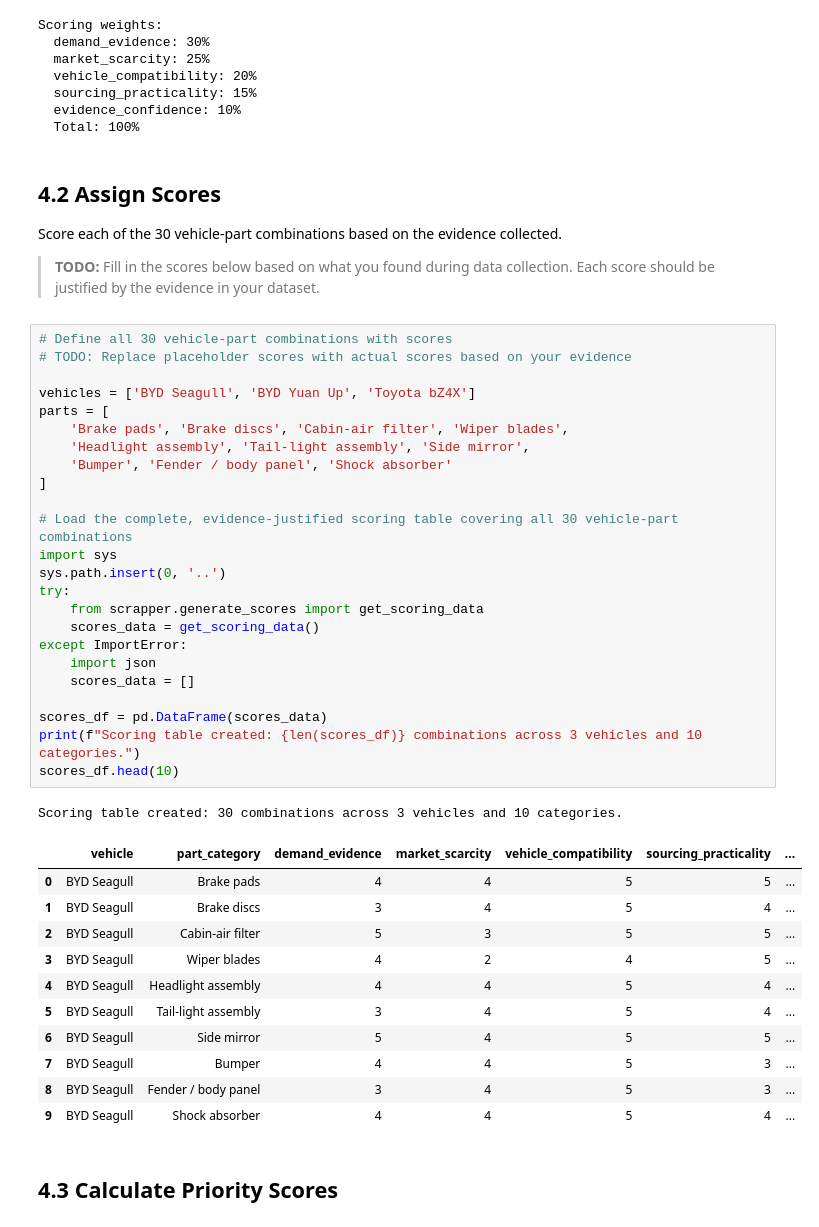
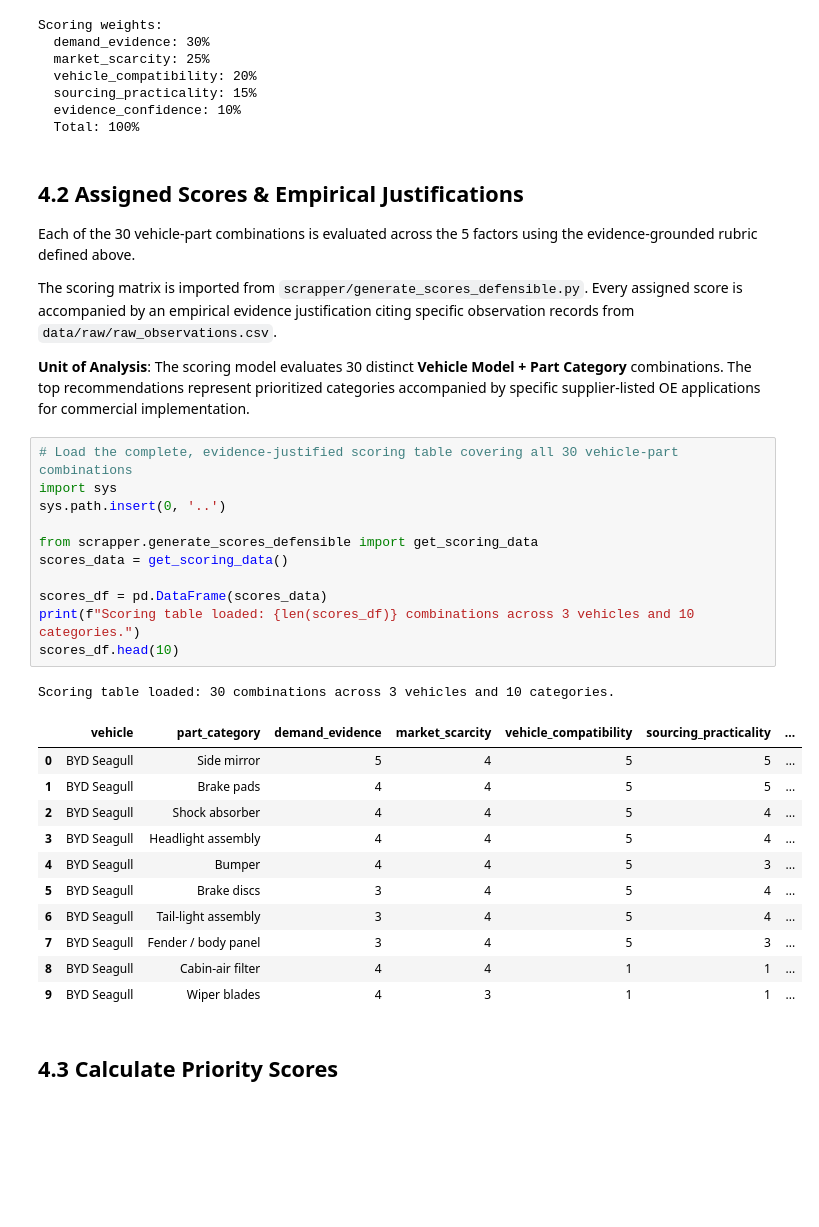
Before and after one commit to zacktam12/ev-spare-parts-prioritization, a Jupyter notebook: notebooks/04_analysis_and_scoring.ipynb, the cells around one changed output. Saved outputs shown, nothing was run; the diff lists cells and outputs as text; blank space fills up the shorter version.

```diff
--- a/notebooks/04_analysis_and_scoring.ipynb
+++ b/notebooks/04_analysis_and_scoring.ipynb
@@ -109,49 +117,38 @@ Scoring weights:
   sourcing_practicality: 15%
   evidence_confidence: 10%
   Total: 100%
-# %% [markdown]
-## 4.2 Assign Scores
-
-Score each of the 30 vehicle-part combinations based on the evidence collected.
-
-> **TODO:** Fill in the scores below based on what you found during data collection. Each score should be justified by the evidence in your dataset.
+# %% [markdown]
+## 4.2 Assigned Scores & Empirical Justifications
+
+Each of the 30 vehicle-part combinations is evaluated across the 5 factors using the evidence-grounded rubric defined above.
+
+The scoring matrix is imported from `scrapper/generate_scores_defensible.py`. Every assigned score is accompanied by an empirical evidence justification citing specific observation records from `data/raw/raw_observations.csv`.
+
+**Unit of Analysis**: The scoring model evaluates 30 distinct **Vehicle Model + Part Category** combinations. The top recommendations represent prioritized categories accompanied by specific supplier-listed OE applications for commercial implementation.
 # %%
-# Define all 30 vehicle-part combinations with scores
-# TODO: Replace placeholder scores with actual scores based on your evidence
-
-vehicles = ['BYD Seagull', 'BYD Yuan Up', 'Toyota bZ4X']
-parts = [
-    'Brake pads', 'Brake discs', 'Cabin-air filter', 'Wiper blades',
-    'Headlight assembly', 'Tail-light assembly', 'Side mirror',
-    'Bumper', 'Fender / body panel', 'Shock absorber'
-]
-
 # Load the complete, evidence-justified scoring table covering all 30 vehicle-part combinations
 import sys
 sys.path.insert(0, '..')
-try:
-    from scrapper.generate_scores import get_scoring_data
-    scores_data = get_scoring_data()
-except ImportError:
-    import json
-    scores_data = []
+
+from scrapper.generate_scores_defensible import get_scoring_data
+scores_data = get_scoring_data()
 
 scores_df = pd.DataFrame(scores_data)
-print(f"Scoring table created: {len(scores_df)} combinations across 3 vehicles and 10 categories.")
+print(f"Scoring table loaded: {len(scores_df)} combinations across 3 vehicles and 10 categories.")
 scores_df.head(10)
 # %% [output]
-Scoring table created: 30 combinations across 3 vehicles and 10 categories.
+Scoring table loaded: 30 combinations across 3 vehicles and 10 categories.
 |  | vehicle | part_category | demand_evidence | market_scarcity | vehicle_compatibility | sourcing_practicality | ... |
-| 0 | BYD Seagull | Brake pads | 4 | 4 | 5 | 5 | ... |
-| 1 | BYD Seagull | Brake discs | 3 | 4 | 5 | 4 | ... |
-| 2 | BYD Seagull | Cabin-air filter | 5 | 3 | 5 | 5 | ... |
-| 3 | BYD Seagull | Wiper blades | 4 | 2 | 4 | 5 | ... |
-| 4 | BYD Seagull | Headlight assembly | 4 | 4 | 5 | 4 | ... |
-| 5 | BYD Seagull | Tail-light assembly | 3 | 4 | 5 | 4 | ... |
-| 6 | BYD Seagull | Side mirror | 5 | 4 | 5 | 5 | ... |
-| 7 | BYD Seagull | Bumper | 4 | 4 | 5 | 3 | ... |
-| 8 | BYD Seagull | Fender / body panel | 3 | 4 | 5 | 3 | ... |
-| 9 | BYD Seagull | Shock absorber | 4 | 4 | 5 | 4 | ... |
+| 0 | BYD Seagull | Side mirror | 5 | 4 | 5 | 5 | ... |
+| 1 | BYD Seagull | Brake pads | 4 | 4 | 5 | 5 | ... |
+| 2 | BYD Seagull | Shock absorber | 4 | 4 | 5 | 4 | ... |
+| 3 | BYD Seagull | Headlight assembly | 4 | 4 | 5 | 4 | ... |
+| 4 | BYD Seagull | Bumper | 4 | 4 | 5 | 3 | ... |
+| 5 | BYD Seagull | Brake discs | 3 | 4 | 5 | 4 | ... |
+| 6 | BYD Seagull | Tail-light assembly | 3 | 4 | 5 | 4 | ... |
+| 7 | BYD Seagull | Fender / body panel | 3 | 4 | 5 | 3 | ... |
+| 8 | BYD Seagull | Cabin-air filter | 4 | 4 | 1 | 1 | ... |
+| 9 | BYD Seagull | Wiper blades | 4 | 3 | 1 | 1 | ... |
 # %% [markdown]
 ## 4.3 Calculate Priority Scores
 # %%
```
Also changed, not shown: parts of 12 cells of this notebook.
